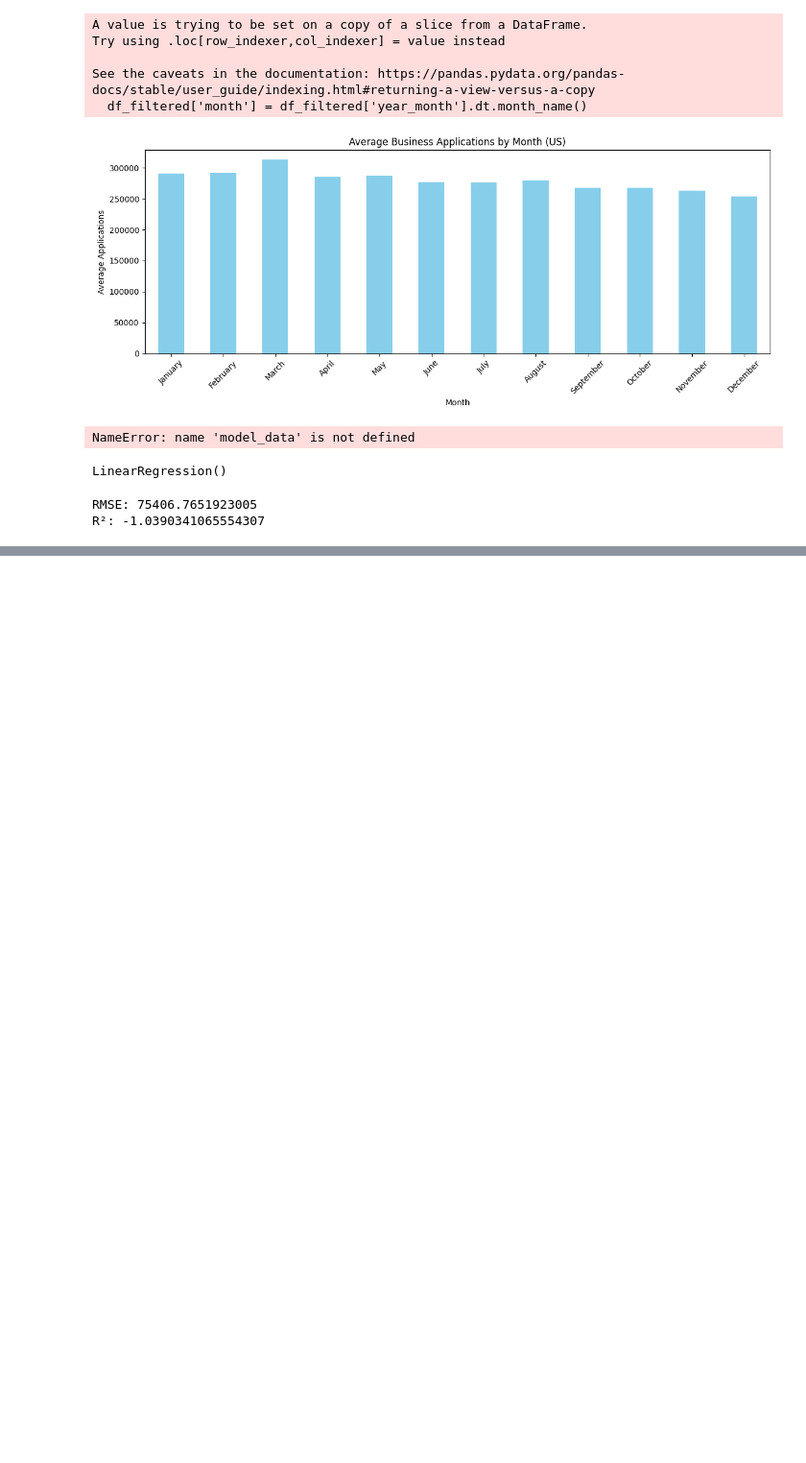
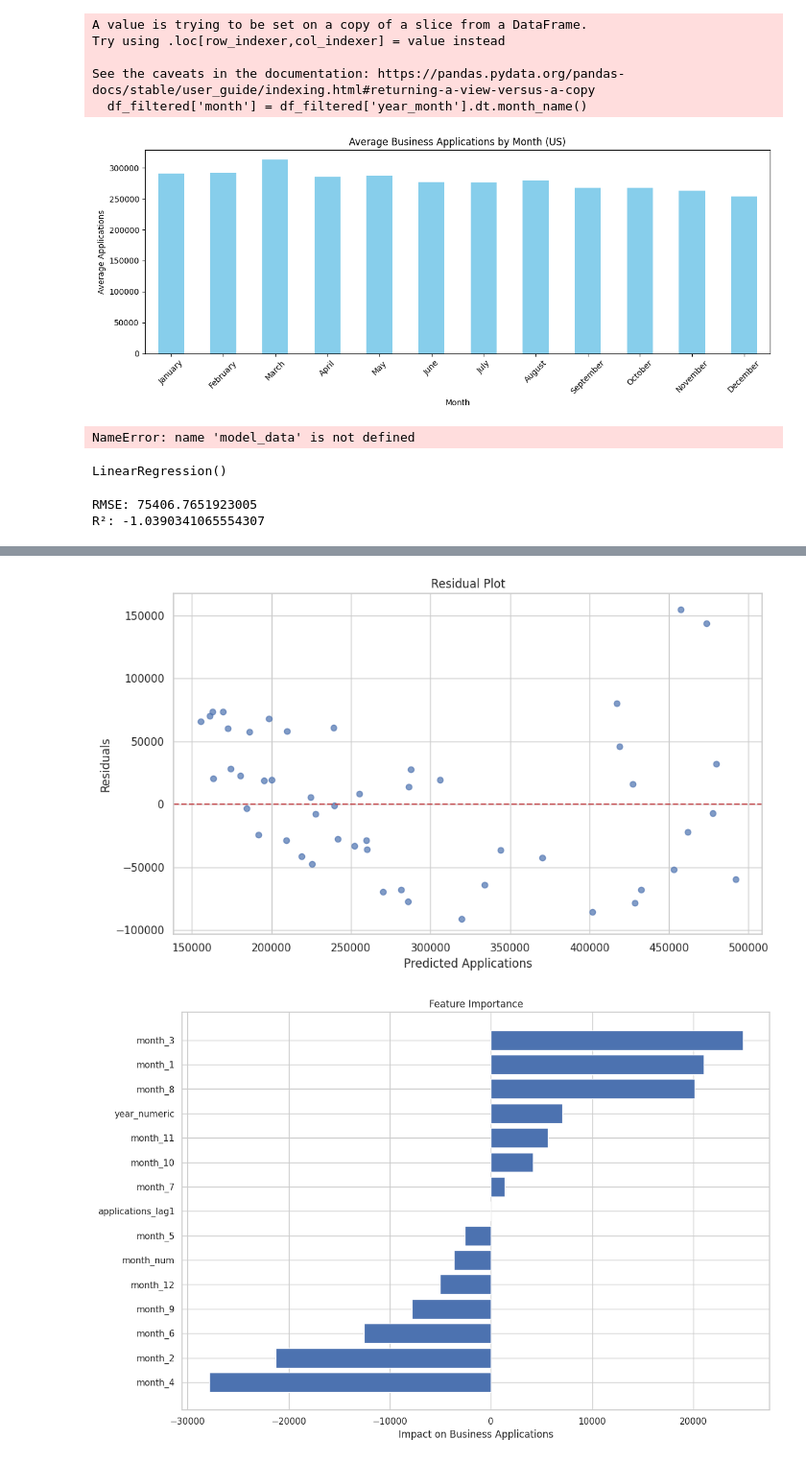
Before and after one commit to TiaZhang92/business-formation-analysis, a Jupyter notebook: BFA_EDA.ipynb, the cells around one changed output, grey strips where cells are left out. Shown at 96% size. Drawn from its saved outputs; the diff is of its cells as text; code cells hidden in the pictures; blank space fills up the shorter version.

Commit message:
added image and modified readme

```diff
--- a/BFA_EDA.ipynb
+++ b/BFA_EDA.ipynb
@@ -464,0 +443,31 @@ Model saved as 'business_applications_model.pkl'
+# %%
+# Actual vs Predicted Plot
+plt.figure(figsize=(10, 6))
+plt.scatter(y_test, y_test_pred, alpha=0.7)
+plt.plot([y.min(), y.max()], [y.min(), y.max()], 'r--')
+plt.xlabel('Actual Applications')
+plt.ylabel('Predicted Applications')
+plt.title('Actual vs Predicted Business Applications')
+plt.tight_layout()
+plt.savefig('prediction_plot.png')
+
+# Residuals Plot
+residuals = y_test - y_test_pred
+plt.figure(figsize=(10, 6))
+plt.scatter(y_test_pred, residuals, alpha=0.7)
+plt.axhline(y=0, color='r', linestyle='--')
+plt.xlabel('Predicted Applications')
+plt.ylabel('Residuals')
+plt.title('Residual Plot')
+plt.tight_layout()
+plt.savefig('residual_plot.png')
+
+# Feature Importance Visualization
+coefficients = coefficients.sort_values('Coefficient')
+plt.figure(figsize=(12, 8))
+plt.barh(coefficients['Feature'], coefficients['Coefficient'])
+plt.xlabel('Impact on Business Applications')
+plt.title('Feature Importance')
+plt.tight_layout()
+plt.savefig('feature_importance.png')
+# %% [output]
@@ -464,0 +475,2 @@ Model saved as 'business_applications_model.pkl'
+[figure, added]
+[figure, added]
```
Also changed, not shown: parts of 2 cells of this notebook, 2 other files.
